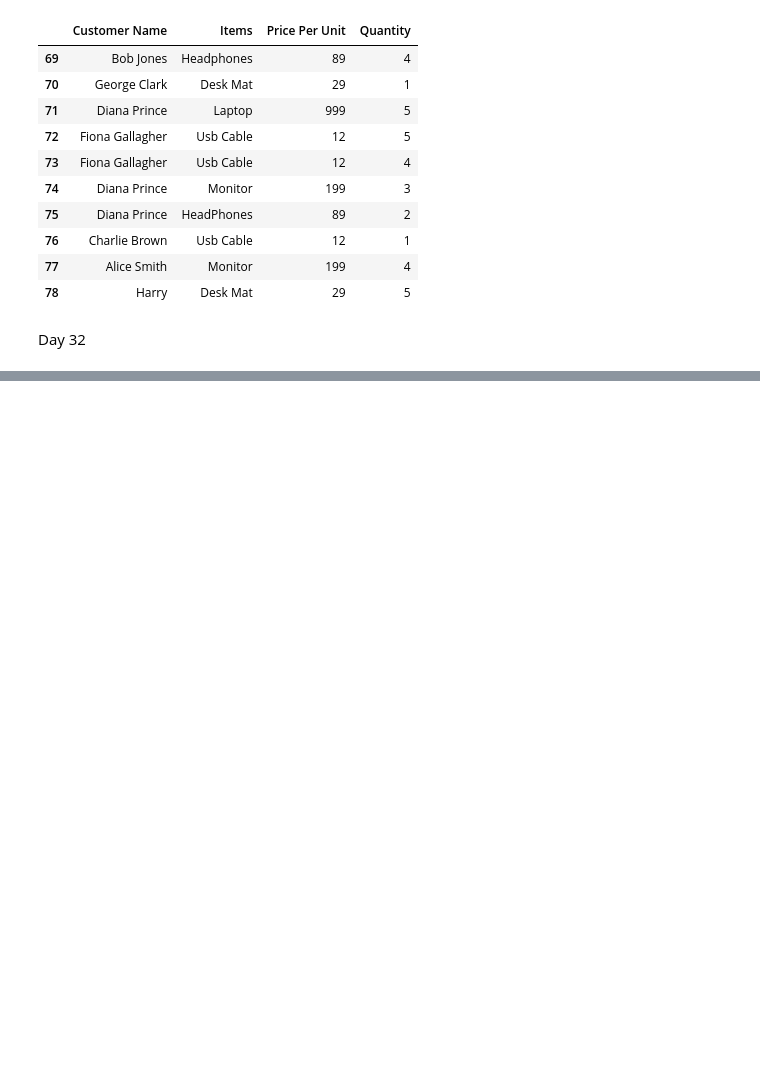
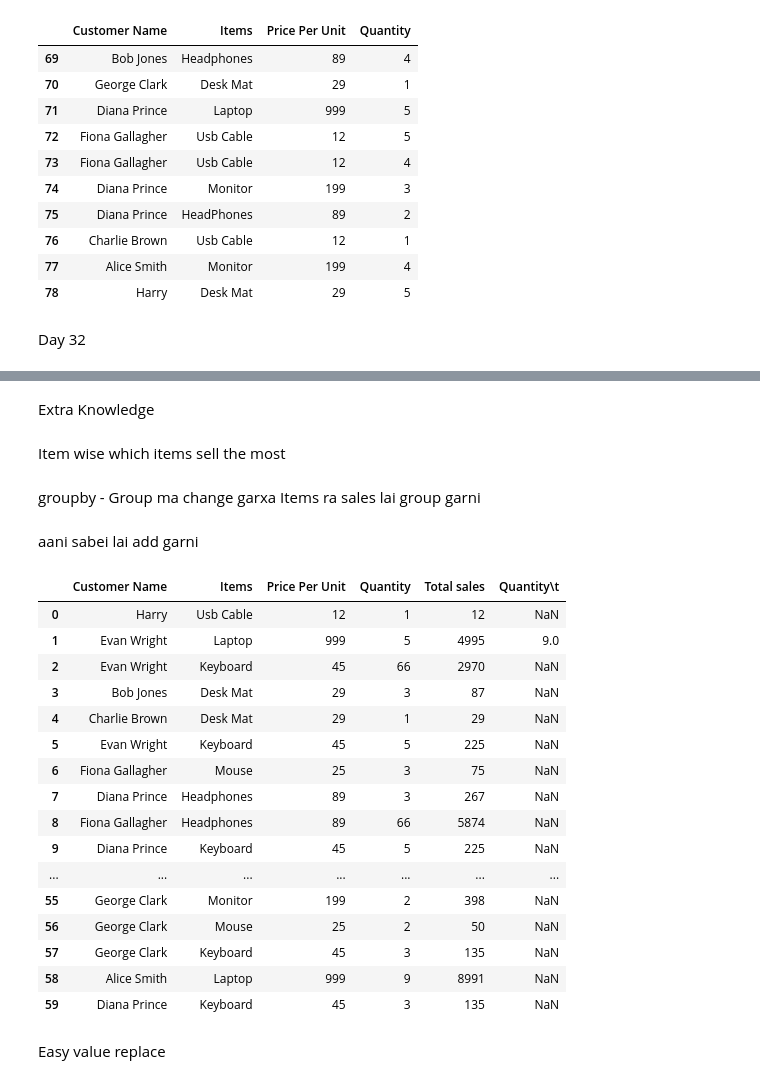
Before and after one commit to adhish-pkrl/daily-python-codes, a Jupyter notebook: day31.ipynb, the cells around one changed output, grey strips where cells are left out. Saved outputs shown, nothing was run; the diff lists cells and outputs as text; code cells hidden in the pictures; blank space fills up the shorter version.

```diff
--- a/day31.ipynb
+++ b/day31.ipynb
@@ -453,0 +473,6 @@ Day 32
+# %%
+df['Quantity'] = df["Quantity"] = df["Quantity"].replace(999, 9)
+# %%
+df["Total sales"] = df['Price Per Unit'] * df['Quantity']
+df.head(50)
+df.drop(columns= "Quantity\t")
@@ -453,0 +493,30 @@ Day 32
+# %% [markdown]
+Extra Knowledge
+# %% [markdown]
+Item wise which items sell the most
+# %% [markdown]
+groupby - Group ma change garxa Items ra sales lai group garni
+# %% [markdown]
+aani sabei lai add garni
+# %%
+df.head(60)
+# %% [output]
+|  | Customer Name | Items | Price Per Unit | Quantity | Total sales | Quantity\t |
+| 0 | Harry | Usb Cable | 12 | 1 | 12 | NaN |
+| 1 | Evan Wright | Laptop | 999 | 5 | 4995 | 9.0 |
+| 2 | Evan Wright | Keyboard | 45 | 66 | 2970 | NaN |
+| 3 | Bob Jones | Desk Mat | 29 | 3 | 87 | NaN |
+| 4 | Charlie Brown | Desk Mat | 29 | 1 | 29 | NaN |
+| 5 | Evan Wright | Keyboard | 45 | 5 | 225 | NaN |
+| 6 | Fiona Gallagher | Mouse | 25 | 3 | 75 | NaN |
+| 7 | Diana Prince | Headphones | 89 | 3 | 267 | NaN |
+| 8 | Fiona Gallagher | Headphones | 89 | 66 | 5874 | NaN |
+| 9 | Diana Prince | Keyboard | 45 | 5 | 225 | NaN |
+| ... | ... | ... | ... | ... | ... | ... |
+| 55 | George Clark | Monitor | 199 | 2 | 398 | NaN |
+| 56 | George Clark | Mouse | 25 | 2 | 50 | NaN |
+| 57 | George Clark | Keyboard | 45 | 3 | 135 | NaN |
+| 58 | Alice Smith | Laptop | 999 | 9 | 8991 | NaN |
+| 59 | Diana Prince | Keyboard | 45 | 3 | 135 | NaN |
+# %% [markdown]
+Easy value replace
```
Also changed, not shown: parts of 12 cells of this notebook.
